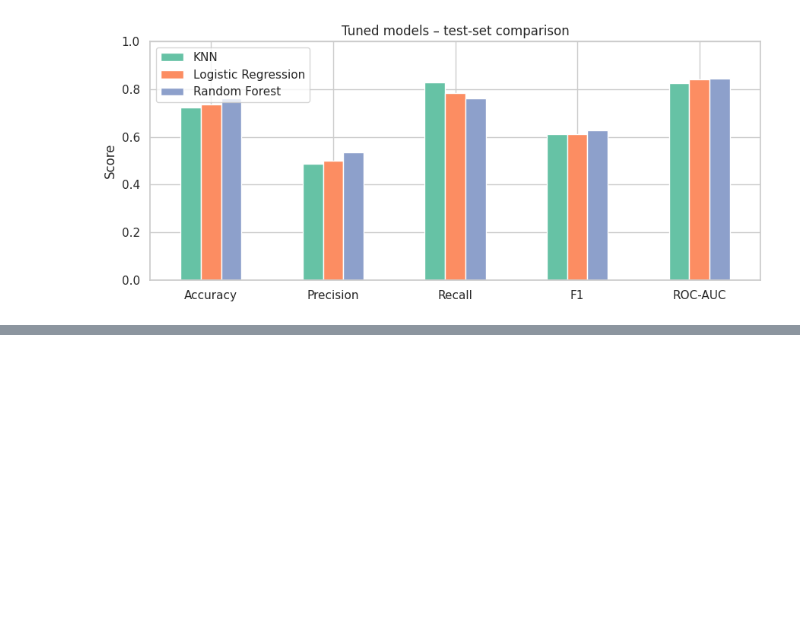
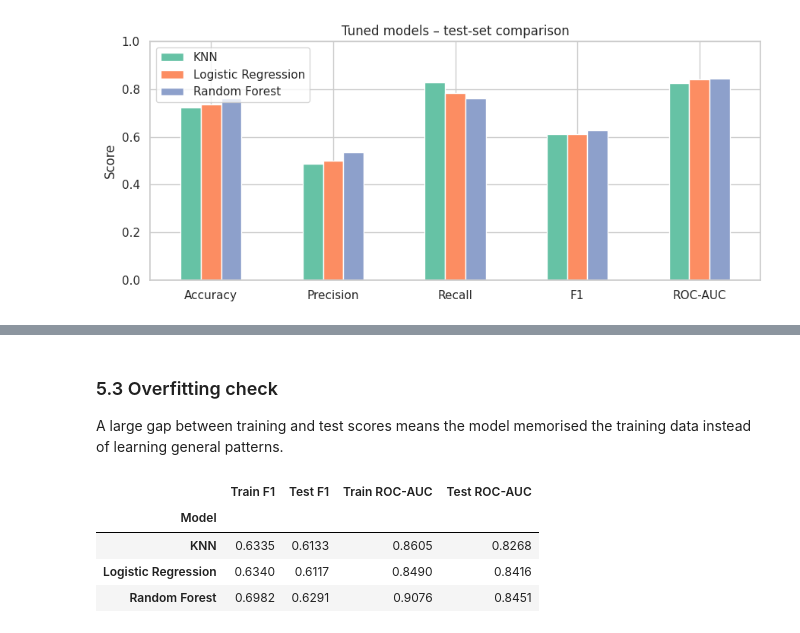
Before and after one commit to charuka200/telco-churn-ml, a Jupyter notebook: Telco_Churn_Coursework.ipynb, the cells around one changed output, grey strips where cells are left out. Drawn from its saved outputs; the diff is of its cells as text; code cells hidden in the pictures; blank space fills up the shorter version.

```diff
--- a/Telco_Churn_Coursework.ipynb
+++ b/Telco_Churn_Coursework.ipynb
@@ -805,0 +848,5 @@ plt.show()
+# %%
+for name, s in tuned.items():
+    print('=' * 60, '\n', name)
+    print(classification_report(y_test, s.best_estimator_.predict(X_test),
+                                target_names=['No churn', 'Churn'], digits=3))
@@ -805,0 +871,20 @@ plt.show()
+# %% [markdown]
+### 5.3 Overfitting check
+A large gap between training and test scores means the model memorised the training data instead of learning general patterns.
+# %%
+rows = []
+for name, s in tuned.items():
+    m = s.best_estimator_
+    rows.append({'Model': name,
+                 'Train F1':      f1_score(y_train, m.predict(X_train)),
+                 'Test F1':       f1_score(y_test,  m.predict(X_test)),
+                 'Train ROC-AUC': roc_auc_score(y_train, m.predict_proba(X_train)[:, 1]),
+                 'Test ROC-AUC':  roc_auc_score(y_test,  m.predict_proba(X_test)[:, 1])})
+overfit_df = pd.DataFrame(rows).set_index('Model').round(4)
+overfit_df
+# %% [output]
+|  | Train F1 | Test F1 | Train ROC-AUC | Test ROC-AUC |
+| Model |  |  |  |  |
+| KNN | 0.6335 | 0.6133 | 0.8605 | 0.8268 |
+| Logistic Regression | 0.6340 | 0.6117 | 0.8490 | 0.8416 |
+| Random Forest | 0.6982 | 0.6291 | 0.9076 | 0.8451 |
```
Also changed, not shown: parts of 9 cells of this notebook.
